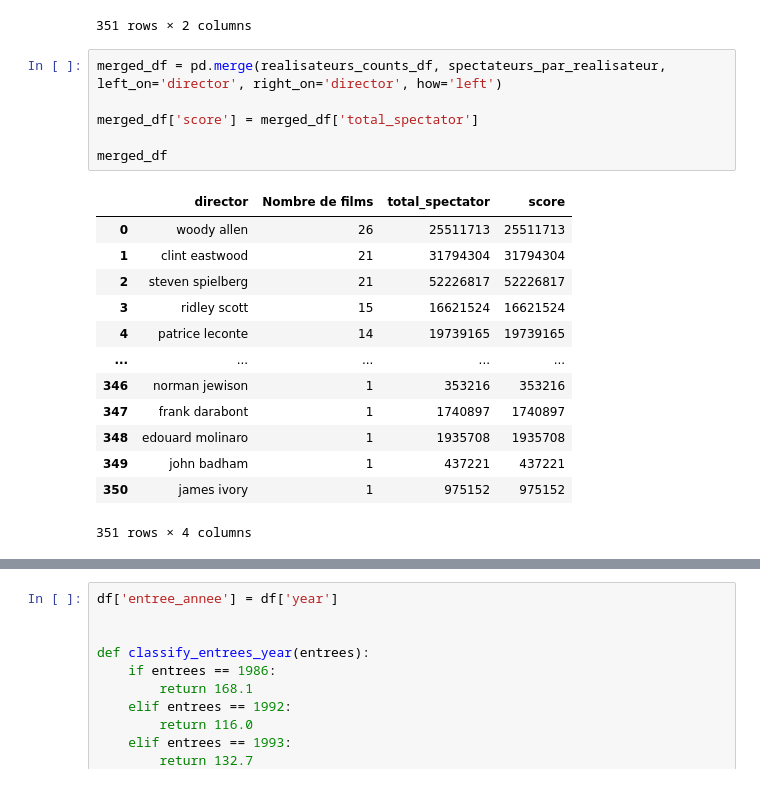
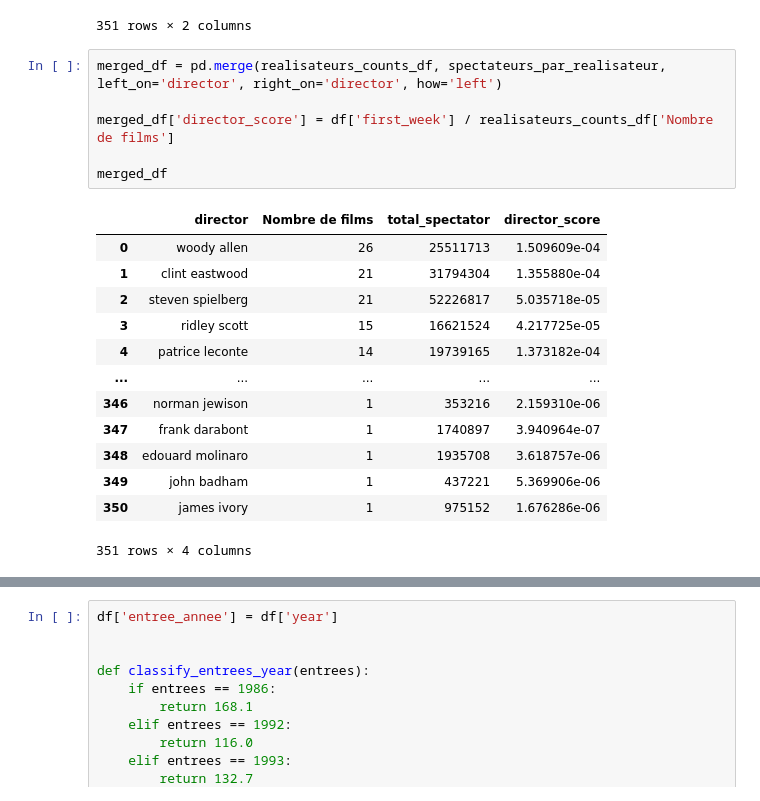
Before and after one commit to AFlo59/Brief_Popularity_Film, a Jupyter notebook: nettoyage/nettoyage.ipynb, the cells around one changed output, grey strips where cells are left out. Cells and saved outputs as stored; diff of their text form.

Commit message:
BF-41 realisateur

```diff
--- a/nettoyage/nettoyage.ipynb
+++ b/nettoyage/nettoyage.ipynb
@@ -113,20 +113,20 @@ spectateurs_par_realisateur
 # %%
 merged_df = pd.merge(realisateurs_counts_df, spectateurs_par_realisateur, left_on='director', right_on='director', how='left')
 
-merged_df['score'] = merged_df['total_spectator']
+merged_df['director_score'] = df['first_week'] / realisateurs_counts_df['Nombre de films']
 
 merged_df
 # %% [output]
-|  | director | Nombre de films | total_spectator | score |
-| 0 | woody allen | 26 | 25511713 | 25511713 |
-| 1 | clint eastwood | 21 | 31794304 | 31794304 |
-| 2 | steven spielberg | 21 | 52226817 | 52226817 |
-| 3 | ridley scott | 15 | 16621524 | 16621524 |
-| 4 | patrice leconte | 14 | 19739165 | 19739165 |
+|  | director | Nombre de films | total_spectator | director_score |
+| 0 | woody allen | 26 | 25511713 | 1.509609e-04 |
+| 1 | clint eastwood | 21 | 31794304 | 1.355880e-04 |
+| 2 | steven spielberg | 21 | 52226817 | 5.035718e-05 |
+| 3 | ridley scott | 15 | 16621524 | 4.217725e-05 |
+| 4 | patrice leconte | 14 | 19739165 | 1.373182e-04 |
 | ... | ... | ... | ... | ... |
-| 346 | norman jewison | 1 | 353216 | 353216 |
-| 347 | frank darabont | 1 | 1740897 | 1740897 |
-| 348 | edouard molinaro | 1 | 1935708 | 1935708 |
-| 349 | john badham | 1 | 437221 | 437221 |
-| 350 | james ivory | 1 | 975152 | 975152 |
+| 346 | norman jewison | 1 | 353216 | 2.159310e-06 |
+| 347 | frank darabont | 1 | 1740897 | 3.940964e-07 |
+| 348 | edouard molinaro | 1 | 1935708 | 3.618757e-06 |
+| 349 | john badham | 1 | 437221 | 5.369906e-06 |
+| 350 | james ivory | 1 | 975152 | 1.676286e-06 |
 351 rows × 4 columns
```
Also changed, not shown: parts of 10 cells of this notebook, 2 other files.
